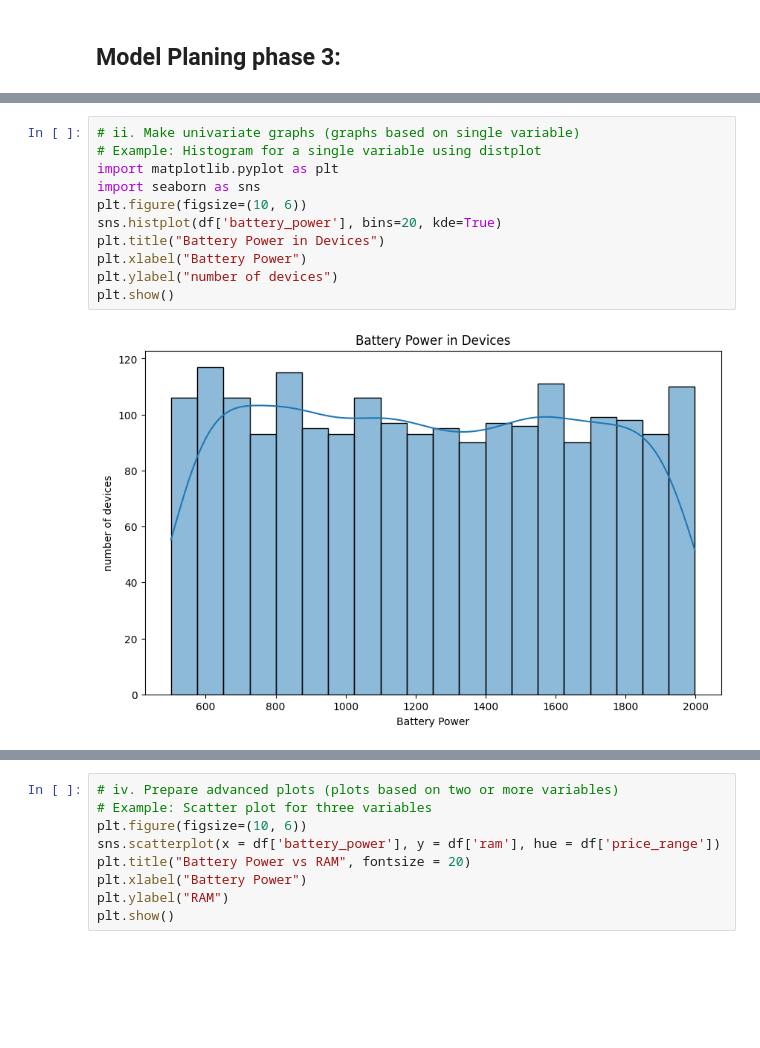
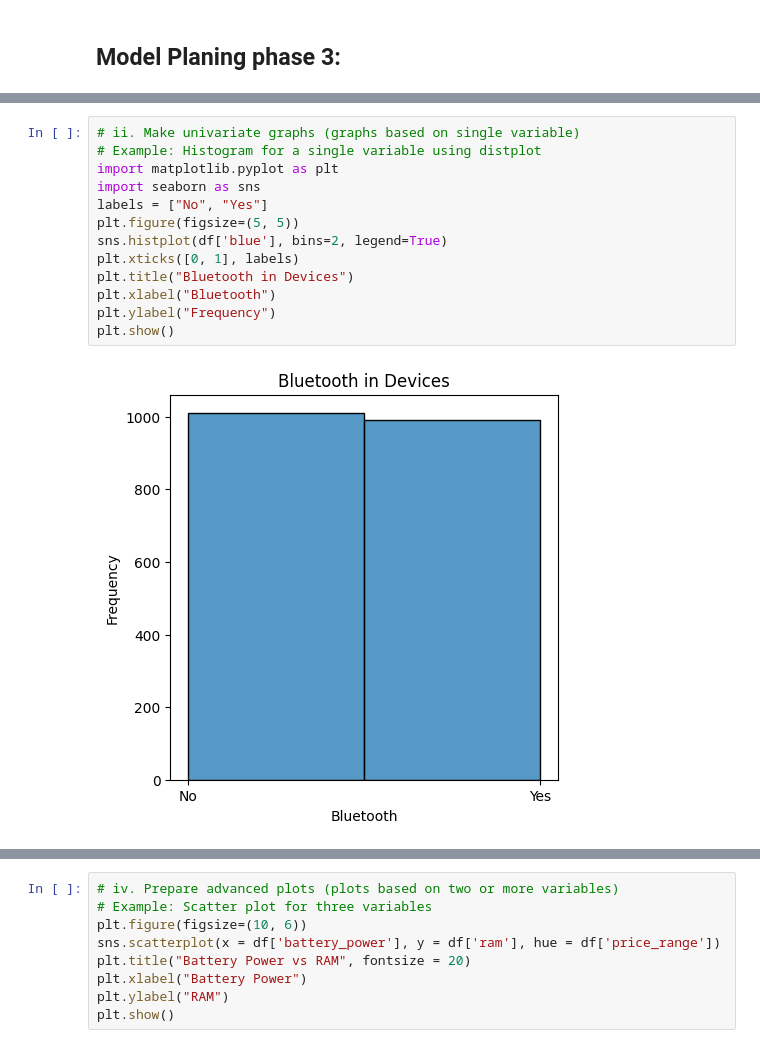
Before and after one commit to safsalem/ISE291_Project, a Jupyter notebook: ISE291Project_Team5.ipynb, the cells around one changed output, grey strips where cells are left out. Saved outputs shown, nothing was run; the diff lists cells and outputs as text; blank space fills up the shorter version.

```diff
--- a/ISE291Project_Team5.ipynb
+++ b/ISE291Project_Team5.ipynb
@@ -179,16 +178,18 @@ after cleaning the data:
 # %%
 # ii. Make univariate graphs (graphs based on single variable)
 # Example: Histogram for a single variable using distplot
 import matplotlib.pyplot as plt
 import seaborn as sns
-plt.figure(figsize=(10, 6))
-sns.histplot(df['battery_power'], bins=20, kde=True)
-plt.title("Battery Power in Devices")
-plt.xlabel("Battery Power")
-plt.ylabel("number of devices")
+labels = ["No", "Yes"]
+plt.figure(figsize=(5, 5))
+sns.histplot(df['blue'], bins=2, legend=True)
+plt.xticks([0, 1], labels)
+plt.title("Bluetooth in Devices")
+plt.xlabel("Bluetooth")
+plt.ylabel("Frequency")
 plt.show()
 # %% [output]
-[figure, old version]
+[figure, new version]
 # %%
 # iii. Prepare bivariate plots (plots based on two variables)
 # Example: Scatter plot for two variables
```
Also changed, not shown: parts of 8 cells of this notebook.
